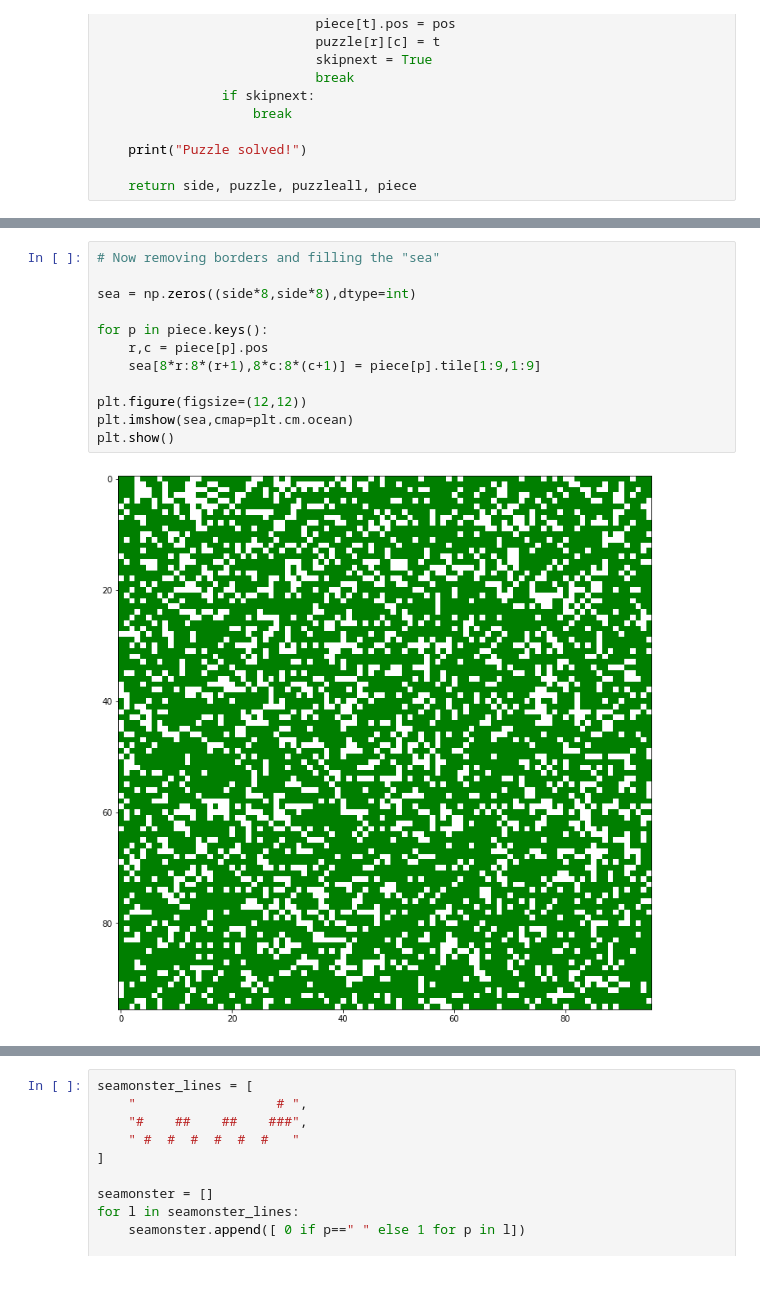
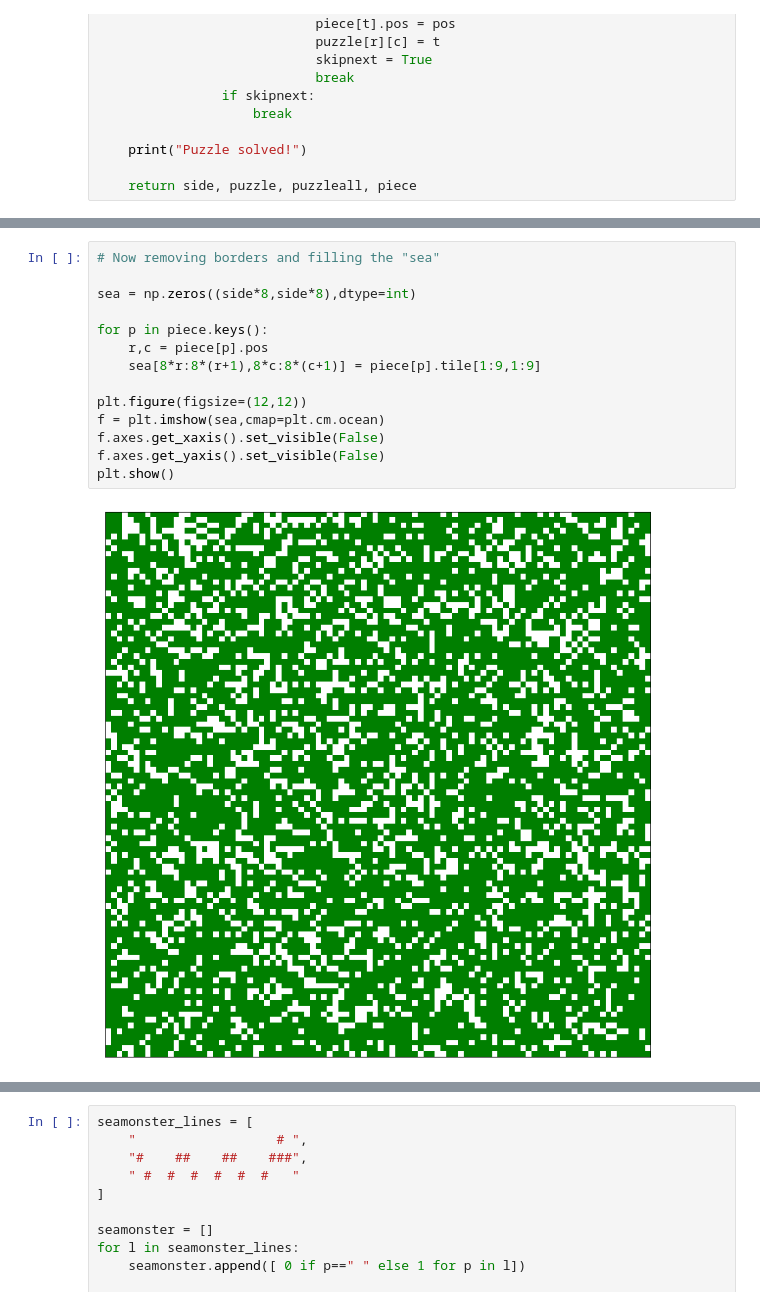
Before and after one commit to marcodelmastro/AdventOfCode2020, a Jupyter notebook: Day 20.ipynb, the cells around one changed output, grey strips where cells are left out. Cells and saved outputs as stored; diff of their text form.

```diff
--- a/Day 20.ipynb
+++ b/Day 20.ipynb
@@ -340,17 +342,19 @@ Puzzle solved!
 # %%
 # Now removing borders and filling the "sea"
 
 sea = np.zeros((side*8,side*8),dtype=int)
 
 for p in piece.keys():
     r,c = piece[p].pos
     sea[8*r:8*(r+1),8*c:8*(c+1)] = piece[p].tile[1:9,1:9]
 
 plt.figure(figsize=(12,12))
-plt.imshow(sea,cmap=plt.cm.ocean)
+f = plt.imshow(sea,cmap=plt.cm.ocean)
+f.axes.get_xaxis().set_visible(False)
+f.axes.get_yaxis().set_visible(False)
 plt.show()
 # %% [output]
-[figure, old version]
+[figure, new version]
 # %%
 # Plot example sea to check image reconstitution solution by eye :-)
 
```
Also changed, not shown: parts of 2 cells of this notebook, 1 other file.
